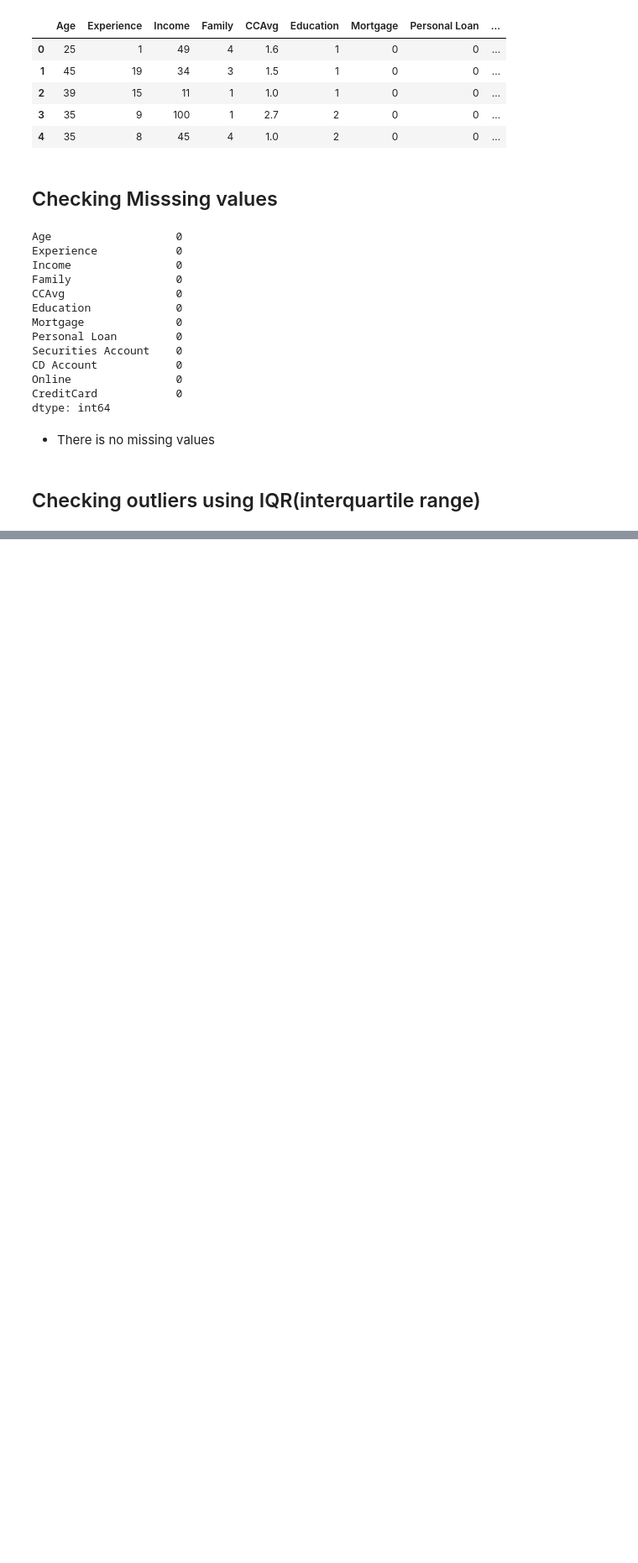
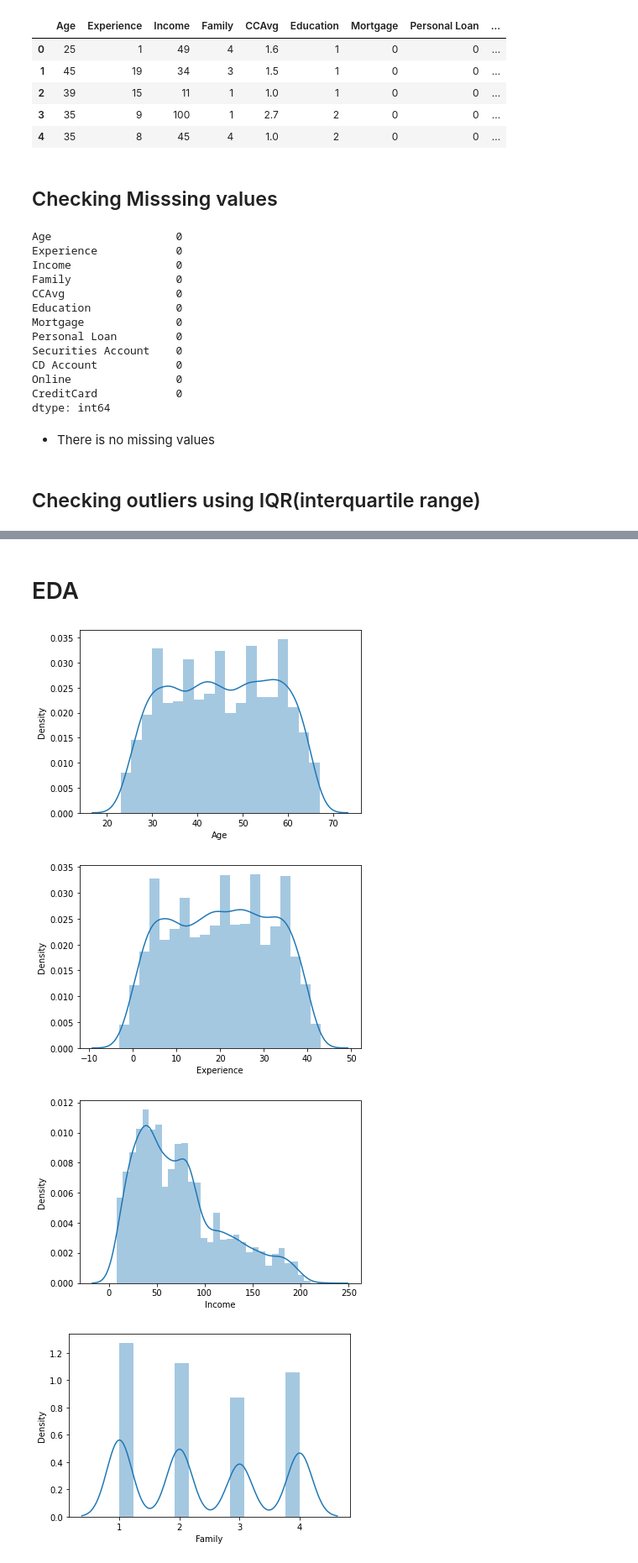
Before and after one commit to CaptaiN785/ML-Notebooks, a Jupyter notebook: Naive_bayes/main.ipynb, the cells around one changed output, grey strips where cells are left out. Shown at 84% size. Saved outputs shown, nothing was run; the diff lists cells and outputs as text; code cells hidden in the pictures; blank space fills up the shorter version.

```diff
--- a/Naive_bayes/main.ipynb
+++ b/Naive_bayes/main.ipynb
@@ -56,0 +92,21 @@ dtype: int64
+# %%
+def remove_outlier(df, features): # using IQR method
+    new_df = df.copy()
+    for f in features:
+        # First quartile
+        q1 = np.percentile(new_df[f], 25)
+
+        # Second quartile
+        q3 = np.percentile(new_df[f], 75)
+
+        # iqr => Inter quratile range
+        iqr = q3 - q1
+
+        lower_bound = q1 - 1.5*iqr
+        upper_bound = q3 + 1.5*iqr
+
+
+        new_df[f] = new_df[(new_df[f] >= lower_bound) & (new_df[f] <= upper_bound)][f]
+        return new_df
+# %%
+df = remove_outlier(df, df.columns)
@@ -56,0 +130,15 @@ dtype: int64
+# %% [markdown]
+# EDA
+# %%
+features = df.columns
+# %%
+def distplot(df, features):
+    for f in features:
+        sns.distplot(df[f])
+        plt.show()
+distplot(df, features=features)
+# %% [output]
+[figure, added]
+[figure, added]
+[figure, added]
+[figure, added]
```
Also changed, not shown: parts of 8 cells of this notebook.
